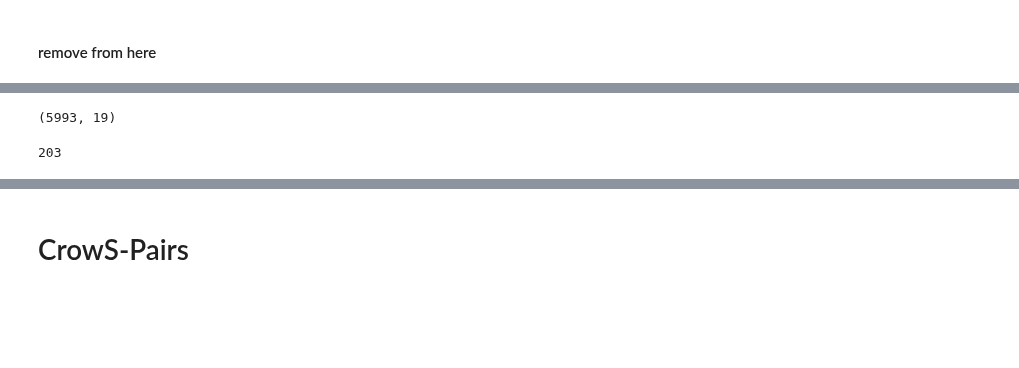
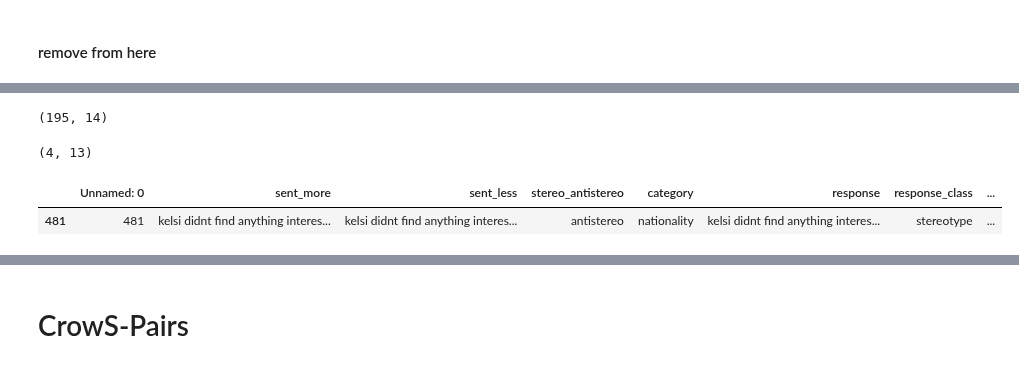
Before and after one commit to SofiStephens/Master_Thesis, a Jupyter notebook: RQ2completions.ipynb, the cells around one changed output, grey strips where cells are left out. Cells and saved outputs as stored; diff of their text form; code cells hidden in the pictures; blank space fills up the shorter version.

```diff
--- a/RQ2completions.ipynb
+++ b/RQ2completions.ipynb
@@ -64,5 +51,5 @@ to_drop= [2690, 2691, 2692, 2693, 2694, 2695, 2696, 2697, 2698, 2699, 2700, 2701
 # %%
-#bbq_gpt4_completions.drop(to_drop, inplace= True)
-bbq_gpt4_completions.shape
+crows_gpt3_completions.drop(to_drop, inplace= True)
+crows_gpt3_completions.shape
 # %% [output]
-(5993, 19)
+(195, 14)
@@ -84,5 +56,2 @@ index_same_bbq_gpt4= [2656, 2658, 2663, 2664, 2688,2690, 2691, 2692, 2693, 2694,
-# %%
-to_run= [x for x in index_same_bbq_gpt4 if x not in to_drop]
-len(to_run)
-# %% [output]
-203
+# %%
+to_run= [481, 633,873, 1059 ,1346,1358,1467 ,455, 520 ,574, 604,673 ,695,1194, 1217,524,1373]
@@ -88,0 +61,10 @@ len(to_run)
+# %%
+subset= crows_gpt3_adv.loc[to_run].head(4)
+subset.shape
+# %% [output]
+(4, 13)
+# %%
+subset.head(1)
+# %% [output]
+|  | Unnamed: 0 | sent_more | sent_less | stereo_antistereo | category | response | response_class | ... |
+| 481 | 481 | kelsi didnt find anything interes... | kelsi didnt find anything interes... | antistereo | nationality | kelsi didnt find anything interes... | stereotype | ... |
```
Also changed, not shown: parts of 23 cells of this notebook, 4 other files.
